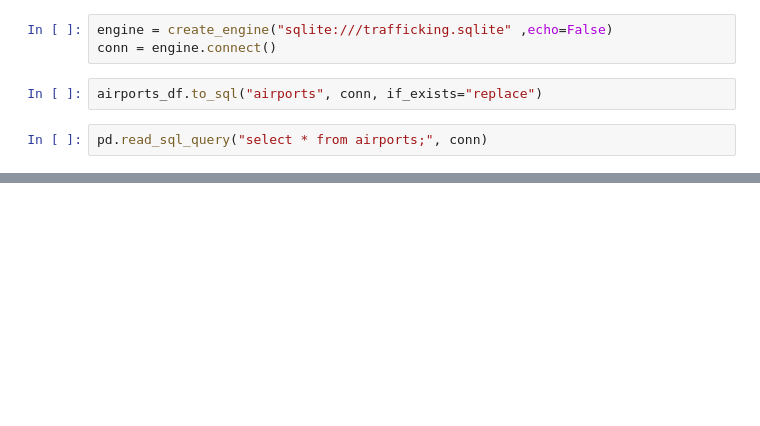
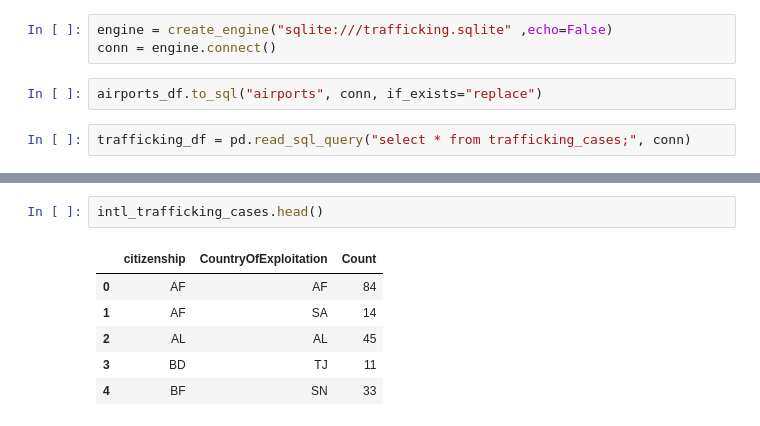
Before and after one commit to sweetld540/Group-Projects, a Jupyter notebook: Data For Hope/Airport Upload.ipynb, the cells around one changed output, grey strips where cells are left out. Cells and saved outputs as stored; diff of their text form; blank space fills up the shorter version.

```diff
--- a/Data For Hope/Airport Upload.ipynb
+++ b/Data For Hope/Airport Upload.ipynb
@@ -61,4 +61,4 @@ conn = engine.connect()
 # %%
 airports_df.to_sql("airports", conn, if_exists="replace")
 # %%
-pd.read_sql_query("select * from airports;", conn)
+trafficking_df = pd.read_sql_query("select * from trafficking_cases;", conn)
@@ -83,0 +122,9 @@ pd.read_sql_query("select * from airports;", conn)
+# %%
+intl_trafficking_cases.head()
+# %% [output]
+|  | citizenship | CountryOfExploitation | Count |
+| 0 | AF | AF | 84 |
+| 1 | AF | SA | 14 |
+| 2 | AL | AL | 45 |
+| 3 | BD | TJ | 11 |
+| 4 | BF | SN | 33 |
```
Also changed, not shown: parts of 16 cells of this notebook, 25 other files.
